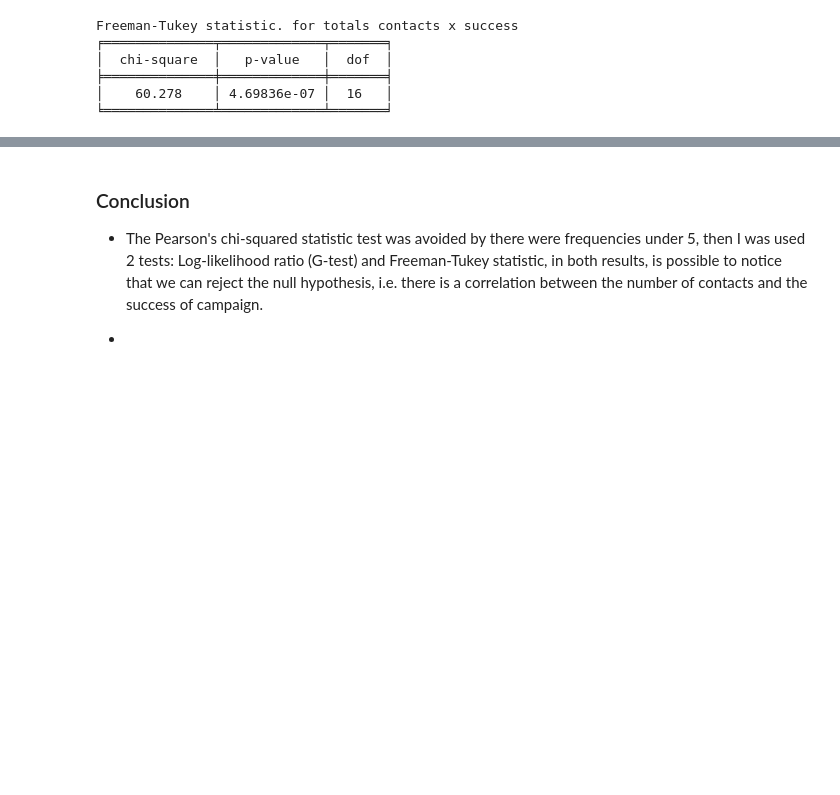
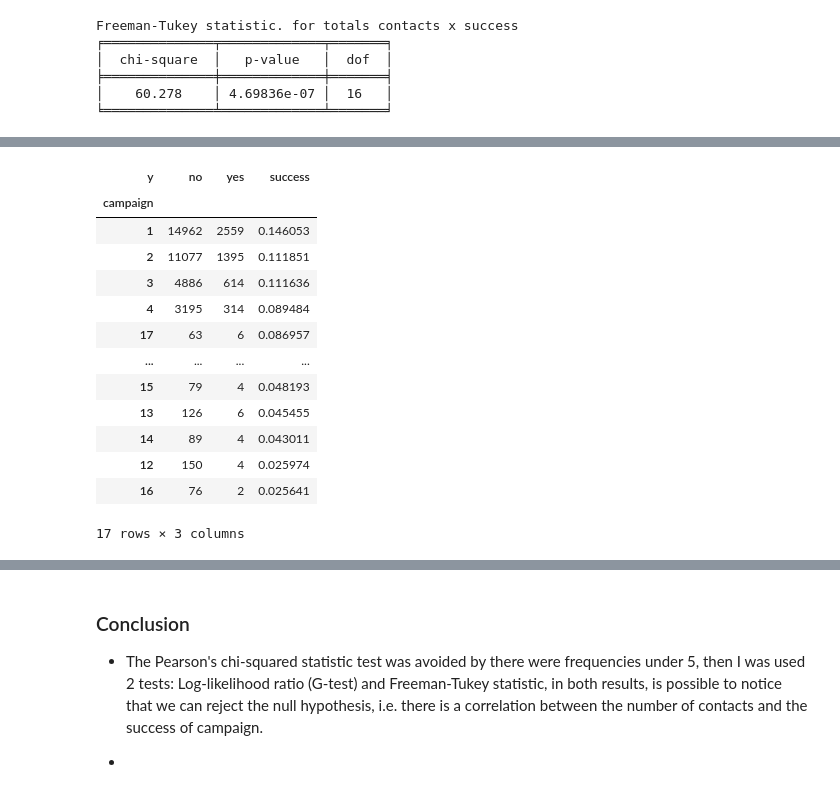
Before and after one commit to Sidon/dmcpbi, a Jupyter notebook: success-contacts.ipynb, the cells around one changed output, grey strips where cells are left out. Cells and saved outputs as stored; diff of their text form; code cells hidden in the pictures; blank space fills up the shorter version.

```diff
--- a/success-contacts.ipynb
+++ b/success-contacts.ipynb
@@ -155,0 +214,20 @@ Freeman-Tukey statistic. for totals contacts x success
+# %%
+dfc = pd.crosstab(data1.y, [data1.campaign]).T
+dfc['success']=dfc.yes/(dfc.no+dfc.yes)
+dfc = dfc.sort_values(by=['success'], ascending=False)
+dfc
+# %% [output]
+| y | no | yes | success |
+| campaign |  |  |  |
+| 1 | 14962 | 2559 | 0.146053 |
+| 2 | 11077 | 1395 | 0.111851 |
+| 3 | 4886 | 614 | 0.111636 |
+| 4 | 3195 | 314 | 0.089484 |
+| 17 | 63 | 6 | 0.086957 |
+| ... | ... | ... | ... |
+| 15 | 79 | 4 | 0.048193 |
+| 13 | 126 | 6 | 0.045455 |
+| 14 | 89 | 4 | 0.043011 |
+| 12 | 150 | 4 | 0.025974 |
+| 16 | 76 | 2 | 0.025641 |
+17 rows × 3 columns
```
Also changed, not shown: parts of 20 cells of this notebook.
